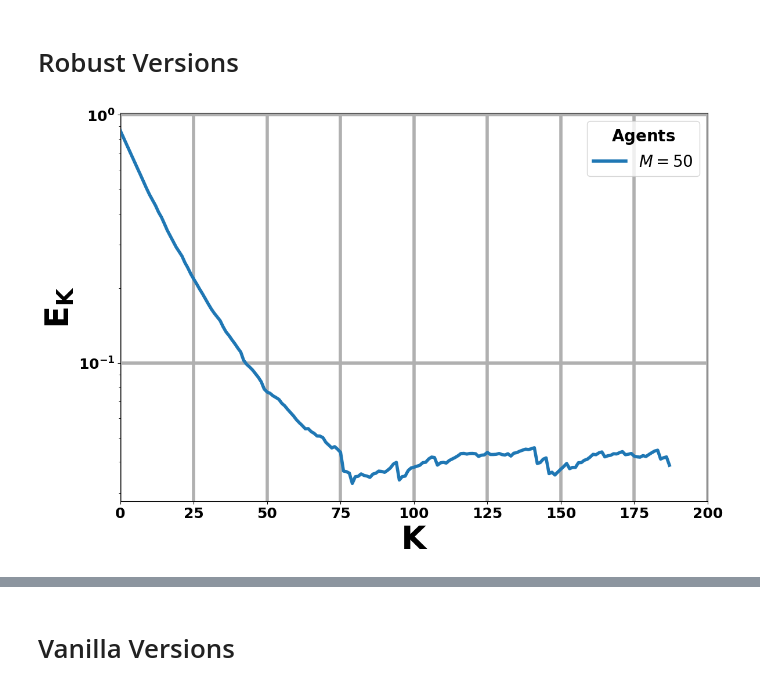
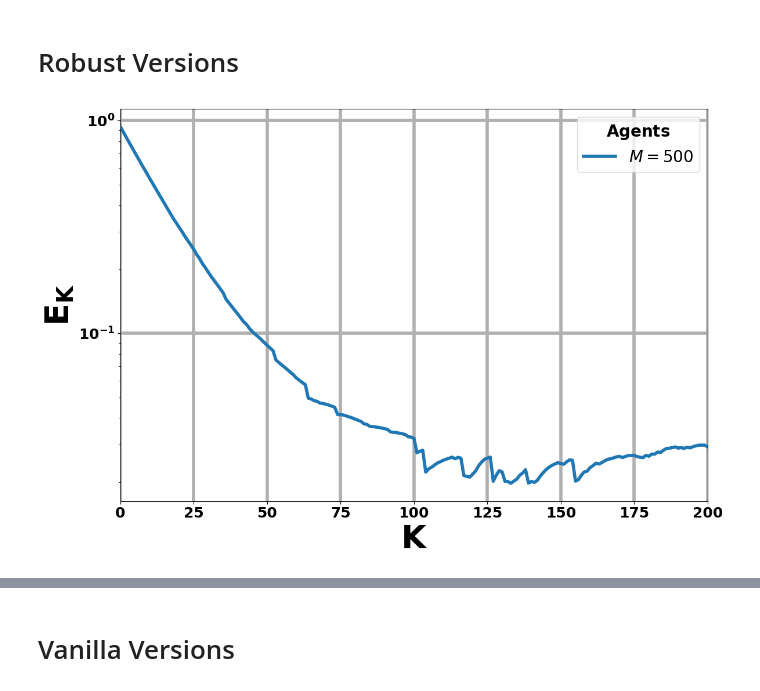
Before and after one commit to sreejeetm1729/Robust-Federated-Q-Learning-with-Almost-No-communication, a Jupyter notebook: Robust_Fed_Q.ipynb, the cells around one changed output, grey strips where cells are left out. Cells and saved outputs as stored; diff of their text form; code cells hidden in the pictures.

```diff
--- a/Robust_Fed_Q.ipynb
+++ b/Robust_Fed_Q.ipynb
@@ -222,7 +222,7 @@ import matplotlib.pyplot as plt
 
 epsilon = 0.1
 delta = 0.05
-agent_list = [50]
+agent_list = [500]
 
 traces = {}
 malicious_sets = {}  # optional: keep track of which agents were malicious
@@ -242,13 +242,13 @@ for M in agent_list:
     traces[M] = res_trace
     malicious_sets[M] = bad_idx
 
-np.save("robust_fedq_traces_50_frac_0.1.npy", traces)
+np.save("robust_fedq_traces_500_frac_0.1.npy", traces)
 # %%
 import numpy as np
 import matplotlib.pyplot as plt
 
 # ---- Load (works even if the .npy contains a dict) ----
-obj = np.load('robust_fedq_traces_50_frac_0.1.npy', allow_pickle=True)
+obj = np.load('robust_fedq_traces_500_frac_0.1.npy', allow_pickle=True)
 
 # If you saved a dict like: traces = {1: arr1, 100: arr2}
 # then `obj` is either that dict or a 0-d array containing it.
@@ -262,36 +262,36 @@ else:
     traces = None
 
 # Build a matrix in the order of M, padding with the last value (edge padding)
-M = [50]
+M = [500]
 if traces is not None:
     curves = [np.asarray(traces[m]).ravel() for m in M]
     max_T = max(len(c) for c in curves)
     # Edge-pad to the same length
     padded = []
     for c in curves:
         if len(c) < max_T:
             pad = np.full(max_T - len(c), c[-1])
             c = np.concatenate([c, pad])
         padded.append(c)
     r_error_matrix = np.vstack(padded)
 
 # ---- Plot ----
 n_curves, T = r_error_matrix.shape
 plt.figure(figsize=(12, 8))
 for idx, m in enumerate(M):
     plt.semilogy(r_error_matrix[idx], label=fr'$M={m}$', linewidth=4)
 
 plt.xlim([0, 200])
 plt.xlabel(r'$\mathbf{K}$', fontsize=40, fontweight='bold')
 plt.ylabel(r'$\mathbf{E_K}$', fontsize=40, fontweight='bold')
 plt.legend(title=r'$\mathbf{Agents}$', fontsize=20, title_fontsize=20)
 plt.xticks(fontsize=18, fontweight='bold')
 plt.yticks(fontsize=18, fontweight='bold')
 plt.grid(True, linewidth=4)
 plt.tight_layout()
 
 # Save BEFORE show (and include an extension)
-plt.savefig("robust_fedq_traces_50_frac_0.1.png", dpi=1200, bbox_inches="tight")
+plt.savefig("robust_fedq_traces_500_frac_0.1.png", dpi=1200, bbox_inches="tight")
 plt.show()
 # %% [output]
-[figure, old version]
+[figure, new version]
```
Also changed, not shown: parts of 8 cells of this notebook.
